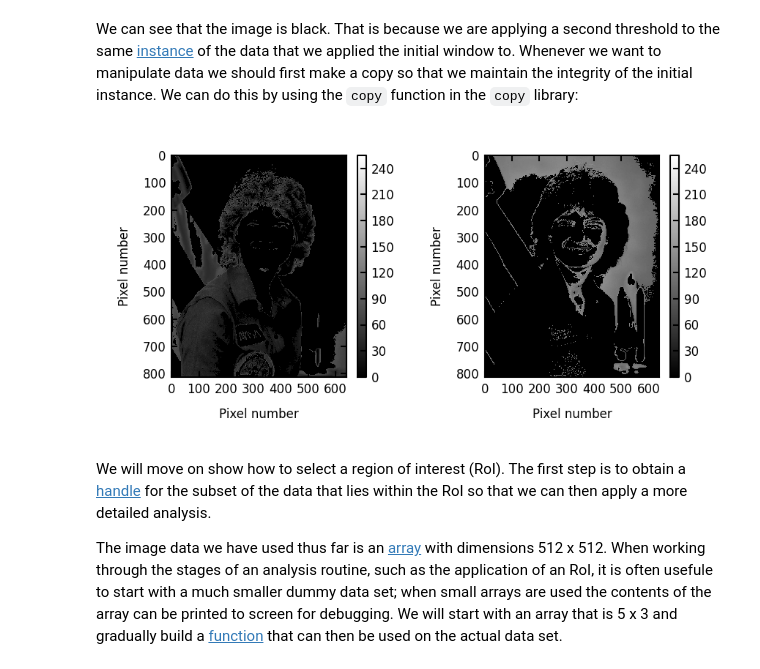
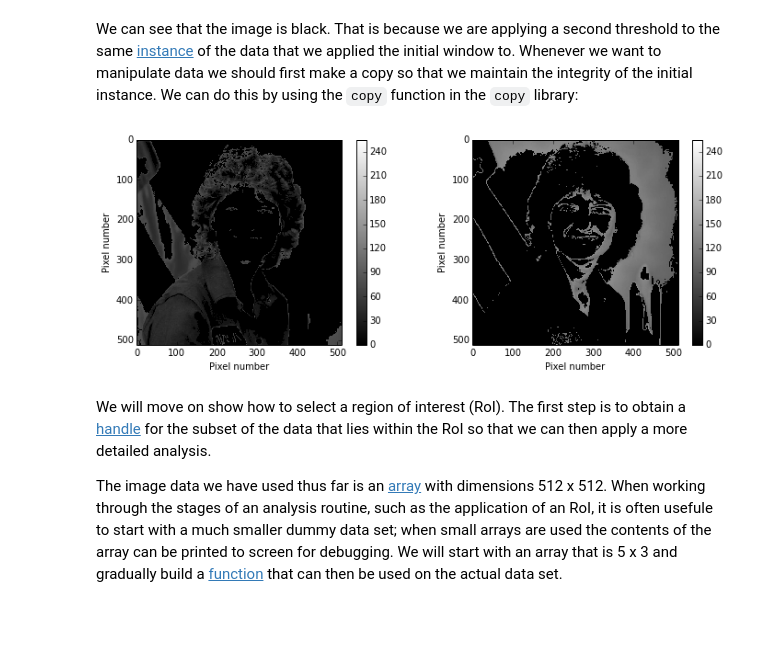
Before and after one commit to swcarpentry/DEPRECATED-bc, a Jupyter notebook: intermediate/python/SoftwareCarpentryDev_MRD_WithSolutions.ipynb, the cells around one changed output. Saved outputs shown, nothing was run; the diff lists cells and outputs as text; code cells hidden in the pictures; blank space fills up the shorter version.

```diff
--- a/intermediate/python/SoftwareCarpentryDev_MRD_WithSolutions.ipynb
+++ b/intermediate/python/SoftwareCarpentryDev_MRD_WithSolutions.ipynb
@@ -260,35 +260,35 @@ copy2Sally[boolMask] = 0
 try:
 
     # Define the tuple data.
     imageColbarTupList = [(copy1Sally, "gray"),
                           (copy2Sally, "gray")]
 
-    plotNby1Subplot(imageColbarTupList, figSize = (3.0, 1.5))
+    plotNby1Subplot(imageColbarTupList)
 
 except:
     print "Plotting function does not exist.  Using non-ideal method"
 
     plt.figure(figsize = (4.0, 2.0))
 
     # Plot the grayscale image copy1Sally.
     plt.subplot(1,3,1)
     plt.imshow(sallyPNG, interpolation = 'nearest', origin='upper', cmap="jet")
     plt.xlabel("Pixel number")
     plt.ylabel("Pixel number")
     plt.clim([0,255])
     plt.colorbar()
 
     # Plot the grayscale image copy2Sally.
     plt.subplot(1,3,2)
     plt.imshow(graySally, interpolation = 'nearest', origin='upper', cmap="jet")
     plt.xlabel("Pixel number")
     plt.ylabel("Pixel number")
     plt.clim([0,255])
     plt.colorbar()
 
 plt.show()
 # %% [output]
-[figure, old version]
+[figure, new version]
 # %% [markdown]
 We will move on show how to select a region of interest (RoI).  The first step is to obtain a [handle](../../gloss.html#handle) for the subset of the data that lies within the RoI so that we can then apply a more detailed analysis.
 
```
Also changed, not shown: parts of 14 cells of this notebook.
